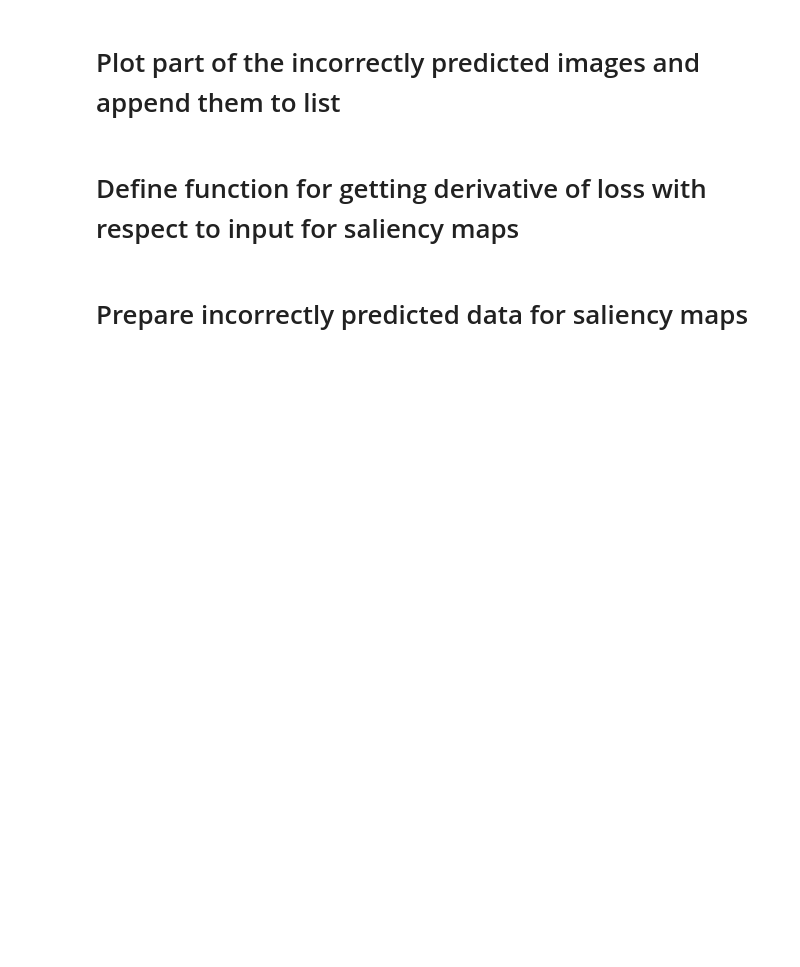
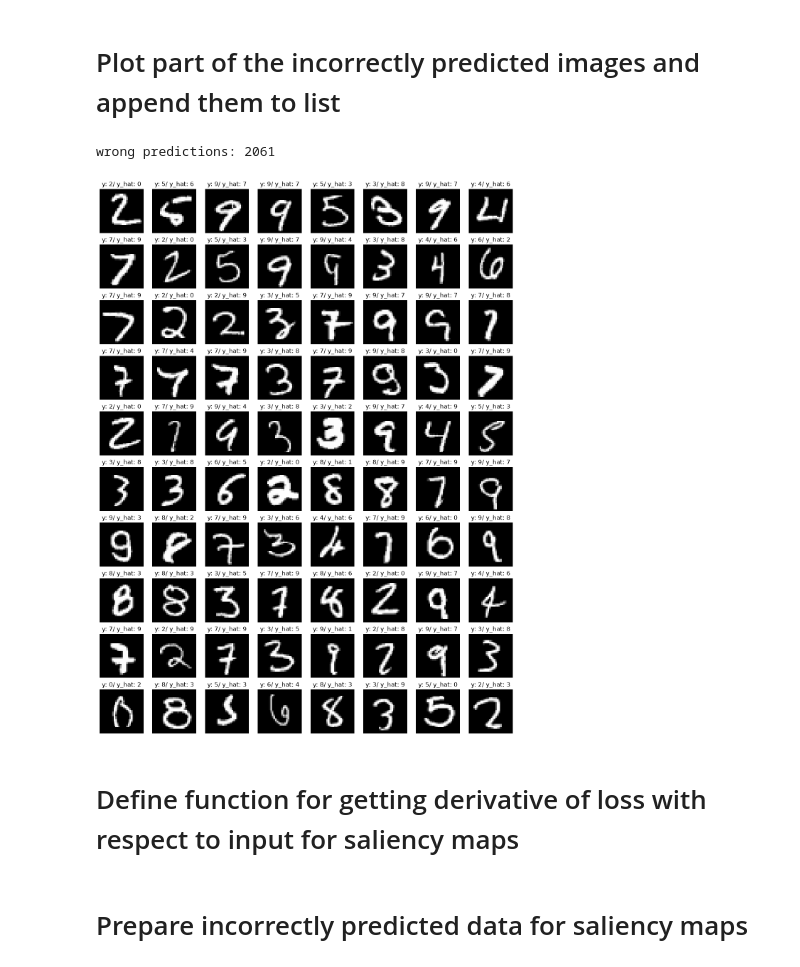
Before and after one commit to ArtemLubkivskyi/Accenture, a Jupyter notebook: Day 06/NN_From_Scratch_on_MNIST_task_nr_2_excercise.ipynb, the cells around one changed output. Drawn from its saved outputs; the diff is of its cells as text; code cells hidden in the pictures; blank space fills up the shorter version.

```diff
--- a/Day 06/NN_From_Scratch_on_MNIST_task_nr_2_excercise.ipynb
+++ b/Day 06/NN_From_Scratch_on_MNIST_task_nr_2_excercise.ipynb
@@ -263,21 +319,27 @@ print(classification_report(test_y, pred_test))
 # %% [markdown]
 # Plot part of the incorrectly predicted images and append them to list
 # %%
-fig = plt.figure(figsize=(15,200))
+n_show = 80   # only plot the first 80 mistakes, the grid has 10 x 8 slots
+fig = plt.figure(figsize=(15, 20))
 z = 0
 incorrect_list = []
 for i in range(len(test_y)):
     y = test_y[i]
     y_hat = pred_test[i]
     if y != y_hat:
-        z+=1
         incorrect_list.append(i)
-        ax = fig.add_subplot(100, 8, z)
-        ax.imshow(test_X[i], cmap=plt.get_cmap('gray'))
+        if z < n_show:
+            z += 1
+            ax = fig.add_subplot(10, 8, z)
+            ax.imshow(test_X[i], cmap=plt.get_cmap('gray'))
+            ax.set_title('y: {y}/ y_hat: {y_hat}'
+                         .format(y=test_y[i], y_hat=pred_test[i]))
+            plt.axis('off')
 
-        ax.set_title('y: {y}/ y_hat: {y_hat}'
-                     .format(y=test_y[i], y_hat=pred_test[i]))
-        plt.axis('off')
+print("wrong predictions:", len(incorrect_list))
+# %% [output]
+wrong predictions: 2061
+[figure, added]
 # %% [markdown]
 # Define function for getting derivative of loss with respect to input for saliency maps
 # %%
```
Also changed, not shown: parts of 10 cells of this notebook, 2 other files.
